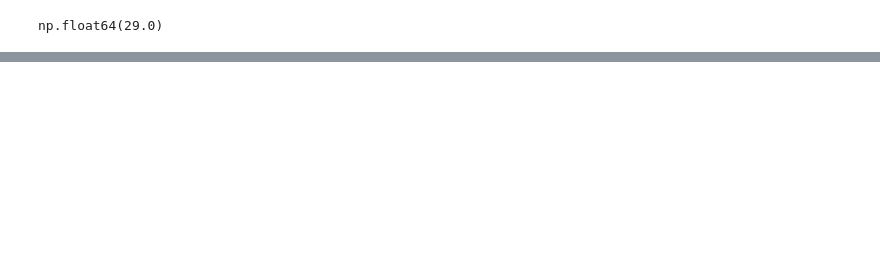
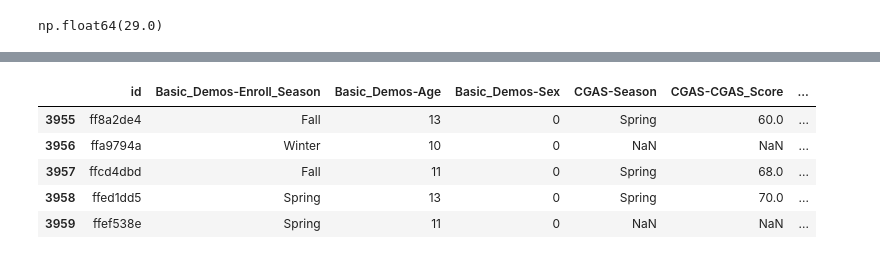
Before and after one commit to MufadhaTiohandra/skripsi, a Jupyter notebook: preprocessing.ipynb, the cells around one changed output, grey strips where cells are left out. Drawn from its saved outputs; the diff is of its cells as text; code cells hidden in the pictures; blank space fills up the shorter version.

```diff
--- a/preprocessing.ipynb
+++ b/preprocessing.ipynb
@@ -571,0 +623,9 @@ heldout_imputed.to_csv('heldout_imputed.csv', index=False)
+# %%
+df.tail()
+# %% [output]
+|  | id | Basic_Demos-Enroll_Season | Basic_Demos-Age | Basic_Demos-Sex | CGAS-Season | CGAS-CGAS_Score | ... |
+| 3955 | ff8a2de4 | Fall | 13 | 0 | Spring | 60.0 | ... |
+| 3956 | ffa9794a | Winter | 10 | 0 | NaN | NaN | ... |
+| 3957 | ffcd4dbd | Fall | 11 | 0 | Spring | 68.0 | ... |
+| 3958 | ffed1dd5 | Spring | 13 | 0 | Spring | 70.0 | ... |
+| 3959 | ffef538e | Spring | 11 | 0 | NaN | NaN | ... |
```
Also changed, not shown: parts of 23 cells of this notebook, 1 other file.
